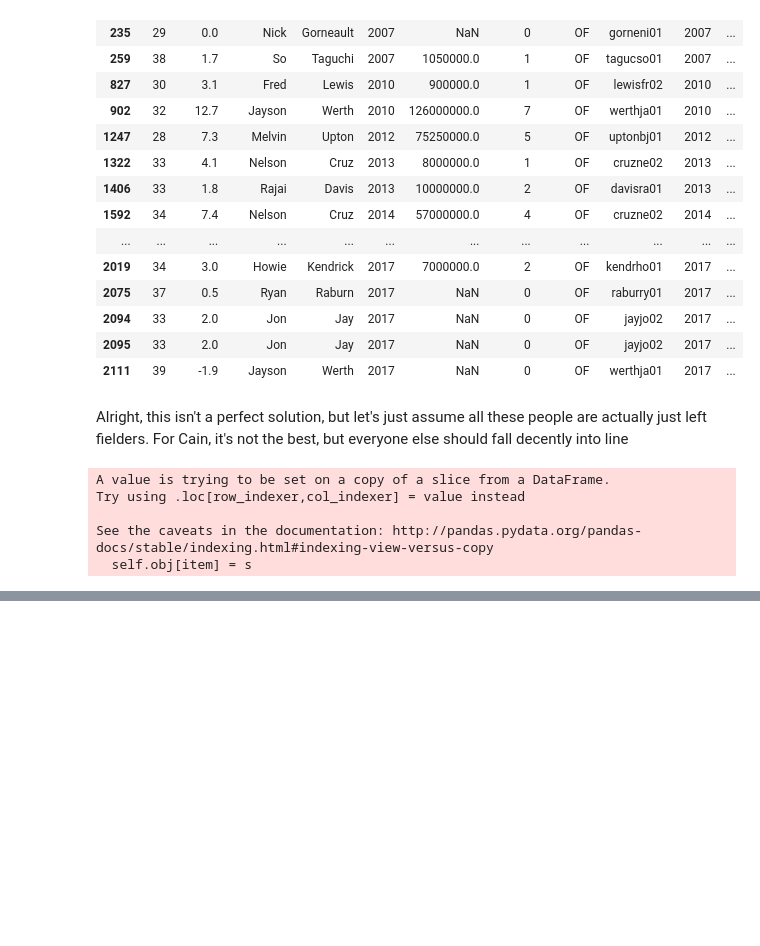
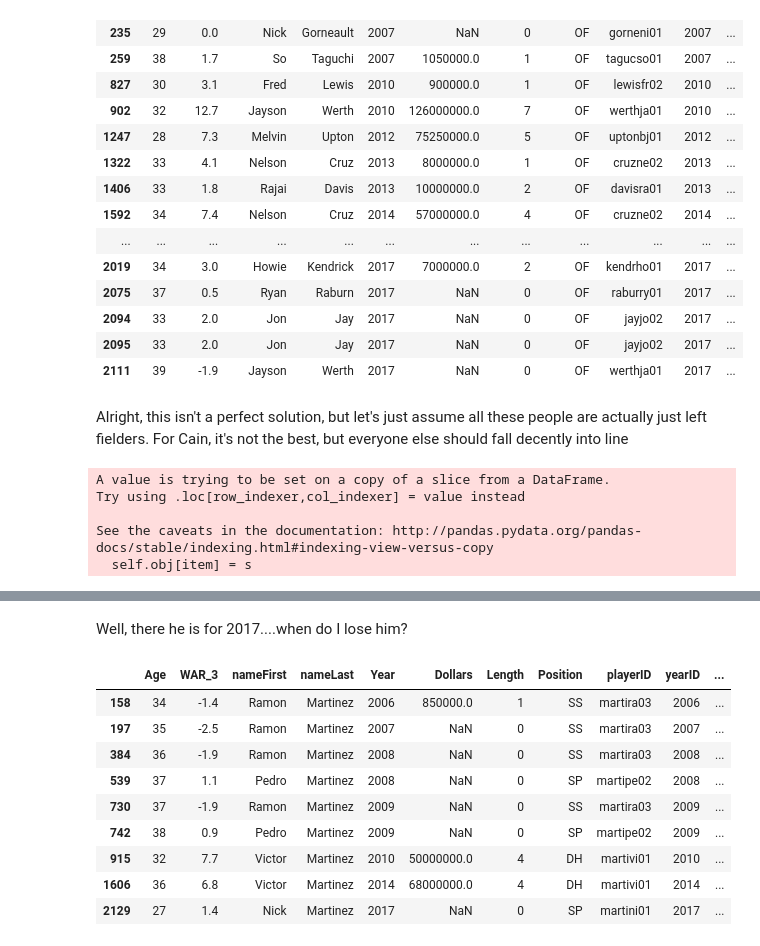
Before and after one commit to marichards/MLB_FA_Predictor, a Jupyter notebook: Troubleshooting.ipynb, the cells around one changed output, grey strips where cells are left out. Cells and saved outputs as stored; diff of their text form; code cells hidden in the pictures; blank space fills up the shorter version.

```diff
--- a/Troubleshooting.ipynb
+++ b/Troubleshooting.ipynb
@@ -302,0 +319,15 @@ Actually, instead, we can grab the "OF" WAR for teams and just do that...let's d
+# %% [markdown]
+Well, there he is for 2017....when do I lose him?
+# %%
+position_fa[position_fa.nameLast == 'Martinez']
+# %% [output]
+|  | Age | WAR_3 | nameFirst | nameLast | Year | Dollars | Length | Position | playerID | yearID | ... |
+| 158 | 34 | -1.4 | Ramon | Martinez | 2006 | 850000.0 | 1 | SS | martira03 | 2006 | ... |
+| 197 | 35 | -2.5 | Ramon | Martinez | 2007 | NaN | 0 | SS | martira03 | 2007 | ... |
+| 384 | 36 | -1.9 | Ramon | Martinez | 2008 | NaN | 0 | SS | martira03 | 2008 | ... |
+| 539 | 37 | 1.1 | Pedro | Martinez | 2008 | NaN | 0 | SP | martipe02 | 2008 | ... |
+| 730 | 37 | -1.9 | Ramon | Martinez | 2009 | NaN | 0 | SS | martira03 | 2009 | ... |
+| 742 | 38 | 0.9 | Pedro | Martinez | 2009 | NaN | 0 | SP | martipe02 | 2009 | ... |
+| 915 | 32 | 7.7 | Victor | Martinez | 2010 | 50000000.0 | 4 | DH | martivi01 | 2010 | ... |
+| 1606 | 36 | 6.8 | Victor | Martinez | 2014 | 68000000.0 | 4 | DH | martivi01 | 2014 | ... |
+| 2129 | 27 | 1.4 | Nick | Martinez | 2017 | NaN | 0 | SP | martini01 | 2017 | ... |
```
Also changed, not shown: parts of 9 cells of this notebook, 4 other files.
